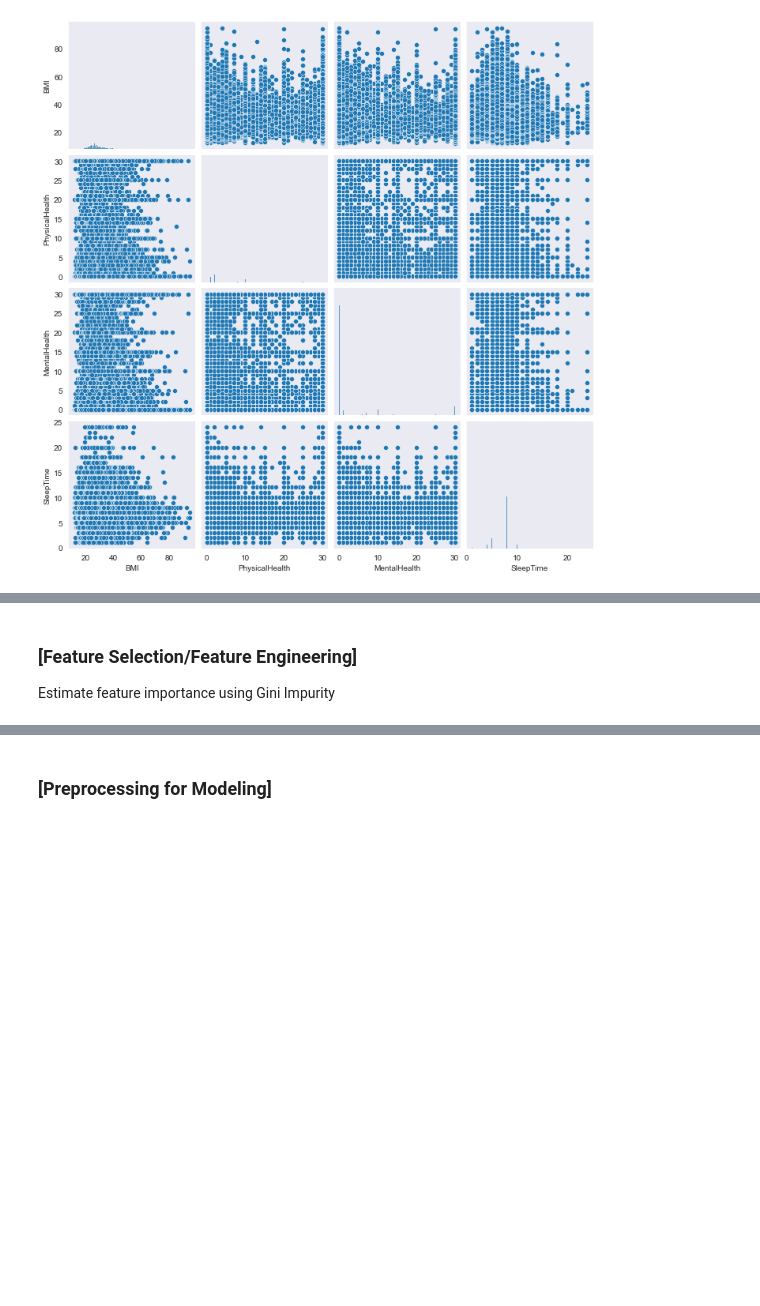
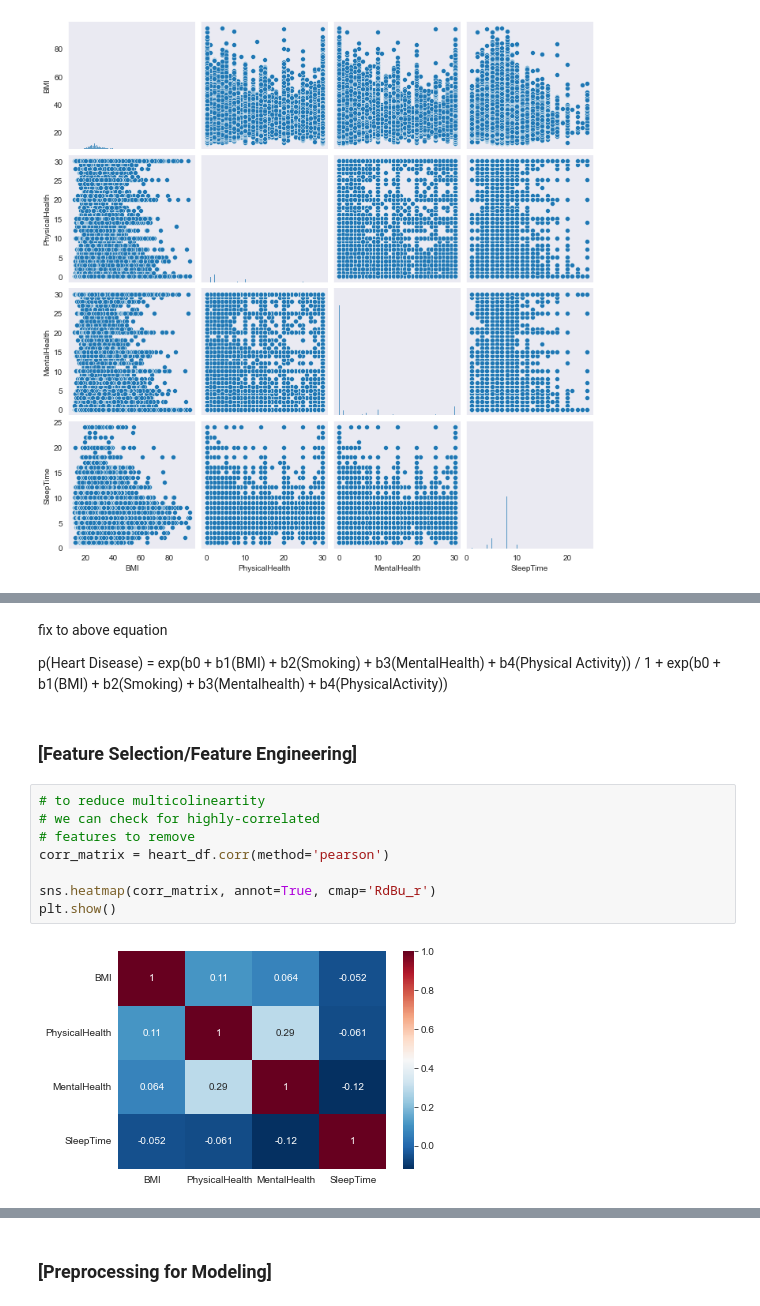
Before and after one commit to ChrisGarciaDS/HeartDisease, a Jupyter notebook: heartdisease.ipynb, the cells around one changed output, grey strips where cells are left out. Saved outputs shown, nothing was run; the diff lists cells and outputs as text; blank space fills up the shorter version.

```diff
--- a/heartdisease.ipynb
+++ b/heartdisease.ipynb
@@ -221,4 +300,16 @@ plt.show()
+# %% [markdown]
+fix to above equation
+
+p(Heart Disease) = exp(b0 + b1(BMI) + b2(Smoking) + b3(MentalHealth) + b4(Physical Activity)) / 1 + exp(b0 + b1(BMI) + b2(Smoking) + b3(Mentalhealth) + b4(PhysicalActivity))
 # %% [markdown]
 ### [Feature Selection/Feature Engineering]
-
-Estimate feature importance using Gini Impurity
+# %%
+# to reduce multicolineartity
+# we can check for highly-correlated
+# features to remove
+corr_matrix = heart_df.corr(method='pearson')
+
+sns.heatmap(corr_matrix, annot=True, cmap='RdBu_r')
+plt.show()
+# %% [output]
+[figure, added]
```
Also changed, not shown: parts of 20 cells of this notebook.
